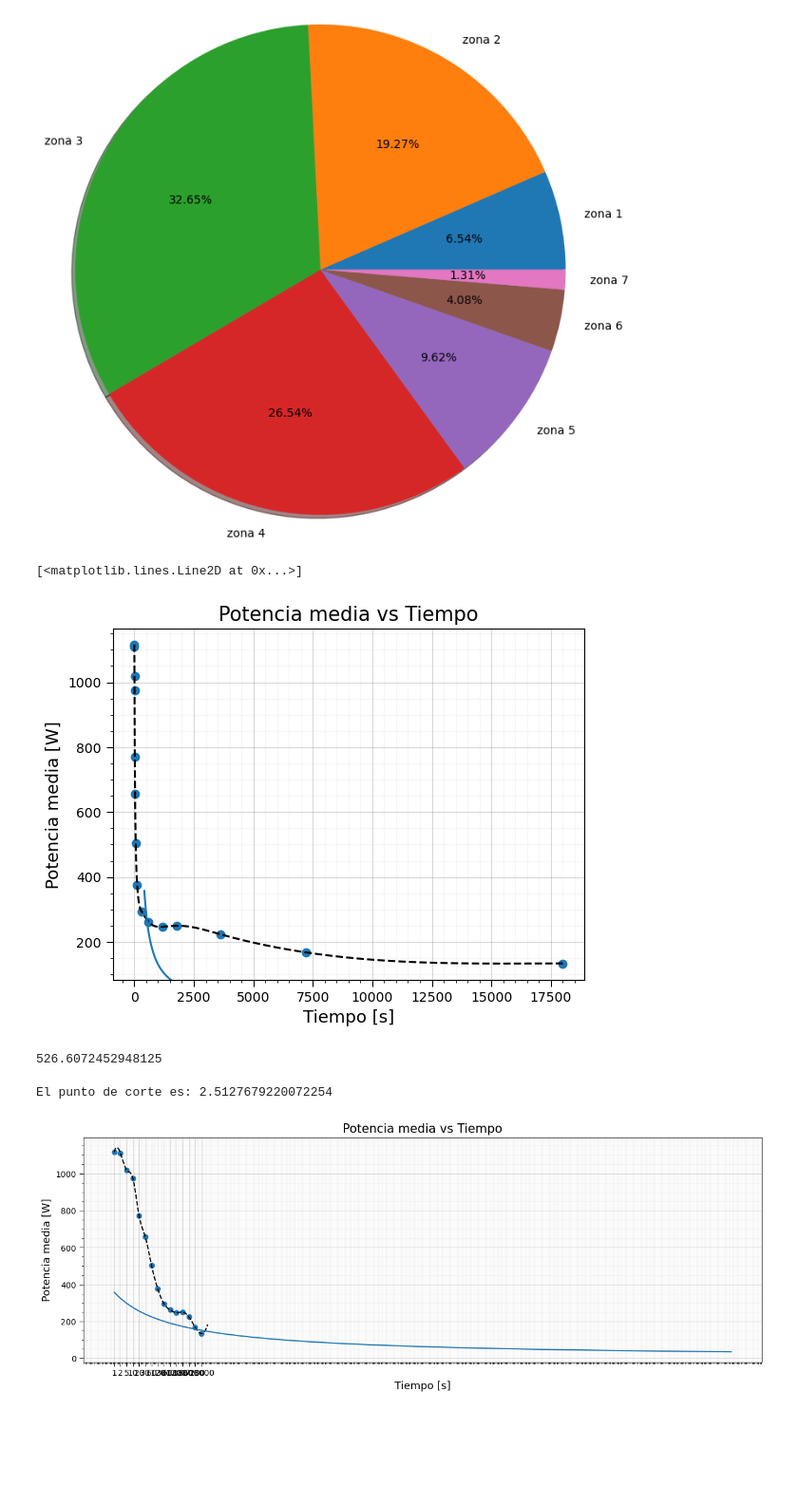
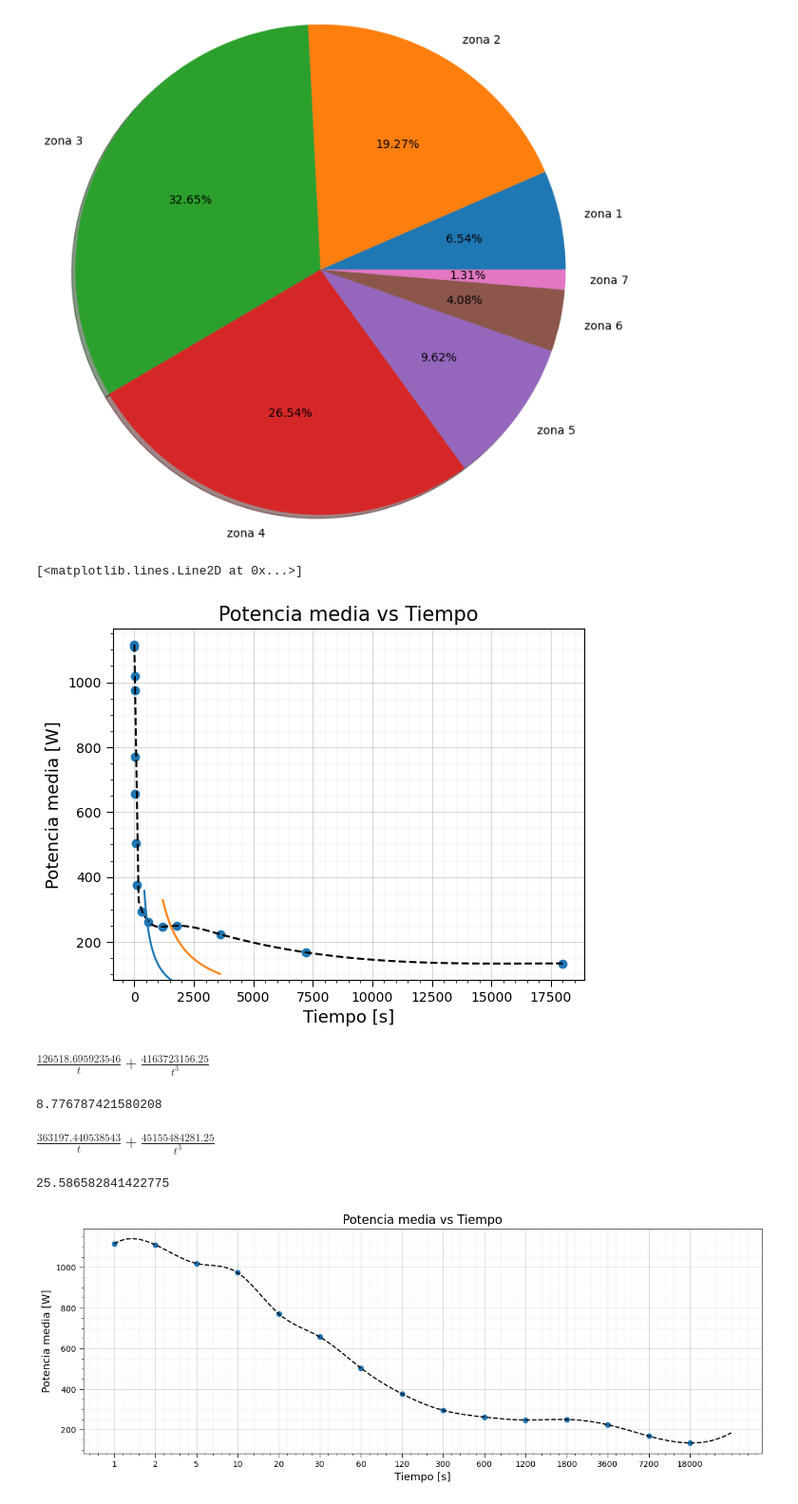
Before and after one commit to QuantumPower4/JuanGuzman-JhonAlex-HerraCompu-202302, a Jupyter notebook: Proyecto/Proyecto_JuanGuzman_JhonMontealegre.ipynb, the cells around one changed output. Shown at 95% size. Saved outputs shown, nothing was run; the diff lists cells and outputs as text; code cells hidden in the pictures; blank space fills up the shorter version.

```diff
--- a/Proyecto/Proyecto_JuanGuzman_JhonMontealegre.ipynb
+++ b/Proyecto/Proyecto_JuanGuzman_JhonMontealegre.ipynb
@@ -212,7 +212,7 @@ time = np.array(DataFrame3["Time [s]"])
 
 spline = scipy.interpolate.CubicSpline(time,p_media)
 
-x_new = np.linspace(time[0],time[-1],1000)
+x_new = np.linspace(time[0],time[-1],100)
 y_new = spline(x_new)
 
 plt.scatter(time,p_media)
@@ -223,15 +223,41 @@ tiempos1_new = np.linspace(420,3600,100)
 tiempos2_new = np.linspace(1200,3600,100)
 
 plt.plot(tiempos1_new,P_leggs1(tiempos1_new),label="{0}".format(primera_grafica["Nombre del puerto"][0]))
-#plt.plot(tiempos2_new,P_leggs2(tiempos2_new),label="{0}".format(primera_grafica["Nombre del puerto"][0]))
+plt.plot(tiempos2_new,P_leggs2(tiempos2_new),label="{0}".format(primera_grafica["Nombre del puerto"][0]))
 # %% [output]
 [<matplotlib.lines.Line2D at 0x...>]
-[figure, old version]
+[figure, new version]
+# %%
+Pleggs1
+# %% [output]
+$\displaystyle \frac{126518.695923546}{t} + \frac{4163723156.25}{t^{3}}$
 # %%
 def Pleggs1_scipy(t):
     return 126518.695923546/t + 4163723156.25/t**3
+
+spline = scipy.interpolate.CubicSpline(time, p_media)
+
+def diff_function1(t):
+    return Pleggs1_scipy(t) - spline(t)
+
+punto_de_corte1 = scipy.optimize.brentq(diff_function1, 1, 2000)
+punto_de_corte1/60
+# %% [output]
+8.776787421580208
+# %%
+Pleggs2
+# %% [output]
+$\displaystyle \frac{363197.440538543}{t} + \frac{45155484281.25}{t^{3}}$
 # %%
+def Pleggs2_scipy(t):
+    return 363197.440538543/t + 45155484281.25/t**3
+
 spline = scipy.interpolate.CubicSpline(time, p_media)
 
-def diff_function(t):
-    return Pleggs1_scipy(t) - spline(t)
+def diff_function2(t):
+    return Pleggs2_scipy(t) - spline(t)
+
+punto_de_corte2 = scipy.optimize.brentq(diff_function2, 1500, 2500)
+punto_de_corte2/60
+# %% [output]
+25.586582841422775
@@ -240,53 +264,23 @@ punto_de_corte = scipy.optimize.brentq(diff_function, 1, 2000)
-# %%
-punto_de_corte
-# %% [output]
-526.6072452948125
-# %%
-import numpy as np
-from scipy.interpolate import CubicSpline
-from scipy.optimize import brentq
-
-# Define tu función
-def f(x):
-    return x**2 - 4
-
-# Define los puntos de control para el spline cúbico
-x_points = np.array([0, 1, 2, 3, 4])
-y_points = np.array([0, 1, 3, 1, 0])
-
-# Crea el spline cúbico
-spline = CubicSpline(x_points, y_points)
-
-# Define una función que represente la diferencia entre la función y el spline
-def diff_function(x):
-    return f(x) - spline(x)
-
-# Encuentra el punto de corte utilizando brentq para encontrar la raíz de la función de diferencia
-punto_de_corte = brentq(diff_function, 0, 4)  # Especifica el intervalo de búsqueda
-
-print("El punto de corte es:", punto_de_corte)
-# %% [output]
-El punto de corte es: 2.5127679220072254
 # %%
 figure, ax = plt.subplots(figsize=(15,5))
 
 p_media = np.array(DataFrame3["Power [W]"])
 time = np.array(DataFrame3["Time [s]"])
 
-itp_spline = scipy.interpolate.splrep(range(len(p_media)), p_media, k=3)
+itp_spline = scipy.interpolate.CubicSpline(range(len(p_media)), p_media)
 
 x_new = np.linspace(0,len(p_media),100)
-y_new = scipy.interpolate.splev(x_new, tck=itp_spline)
+y_new = itp_spline(x_new)
 
 plt.scatter(range(len(p_media)),p_media)
 plt.plot(x_new,y_new,color="black",linestyle="--")
 
 valores_primera_grafica = P_leggs1(tiempos1_new)
 
-plt.plot(range(len(tiempos1_new)),valores_primera_grafica,label="{0}".format(primera_grafica["Nombre del puerto"][0]))
-
 plt.xticks(range(len(p_media)),time)
 formato_grafica("Potencia media vs Tiempo","Tiempo [s]","Potencia media [W]")
+
+
 plt.show()
 # %% [output]
-[figure, old version]
+[figure, new version]
```
Also changed, not shown: parts of 2 cells of this notebook.
